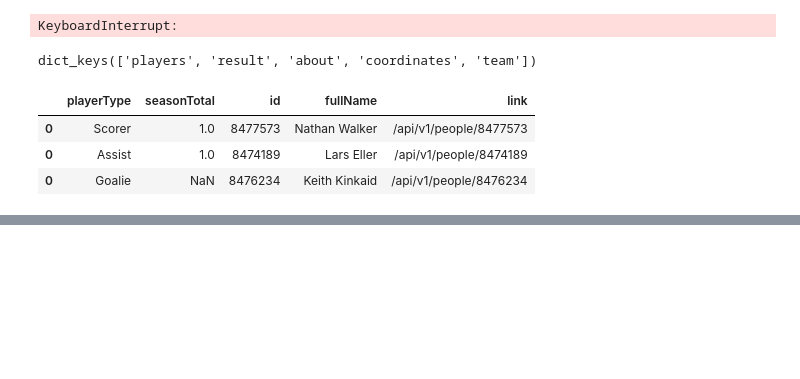
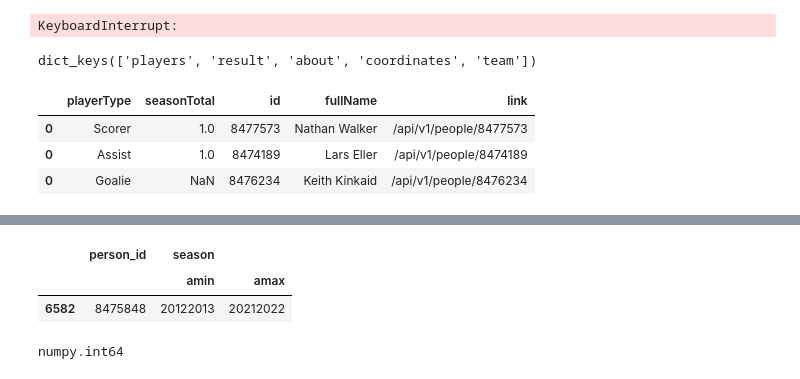
Before and after one commit to meirelon/hockey_data, a Jupyter notebook: extract_data_nb.ipynb, the cells around one changed output, grey strips where cells are left out. Saved outputs shown, nothing was run; the diff lists cells and outputs as text; code cells hidden in the pictures; blank space fills up the shorter version.

```diff
--- a/extract_data_nb.ipynb
+++ b/extract_data_nb.ipynb
@@ -107,0 +67,16 @@ game_logs["gameLog"]
+# %%
+import pandas as pd
+import numpy as np
+player_seasons = pd.read_csv("data/rosters/rosters.csv", usecols=["person_id", "season"]) \
+        .groupby("person_id").agg({"season": [np.min, np.max]}).reset_index()
+# %%
+tmp = player_seasons[player_seasons["person_id"].isin([8475848])]
+tmp
+# %% [output]
+|  | person_id | season |  |
+|  |  | amin | amax |
+| 6582 | 8475848 | 20122013 | 20212022 |
+# %%
+type(tmp.season.amin.values[0])
+# %% [output]
+numpy.int64
```
Also changed, not shown: parts of 12 cells of this notebook, 1 other file.
